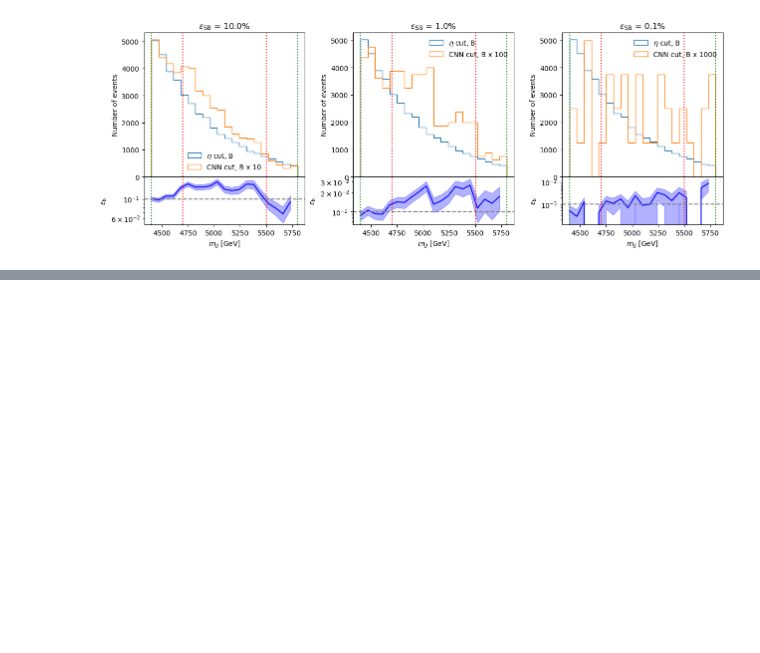
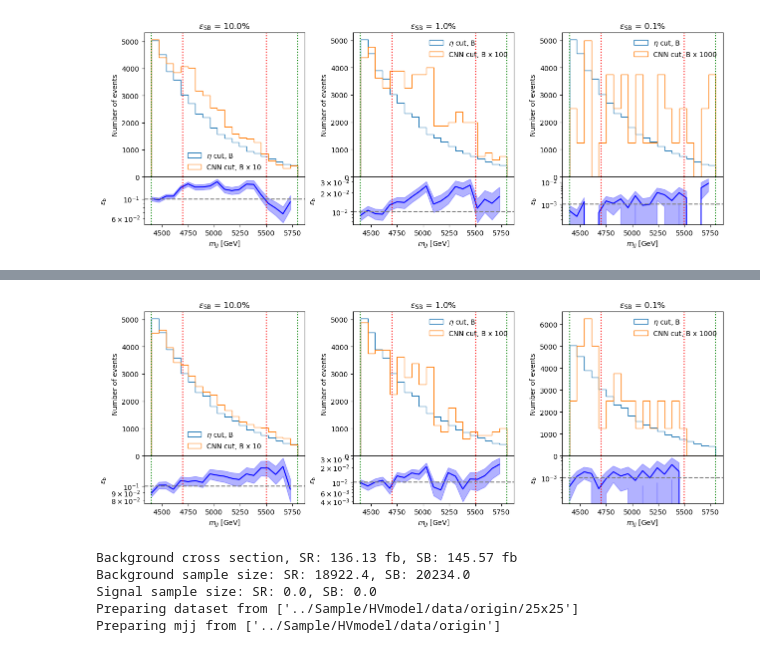
Before and after one commit to r10222035/data_augmentation, a Jupyter notebook: CNN/plot_mjj_distribution.ipynb, the cells around one changed output, grey strips where cells are left out. Cells and saved outputs as stored; diff of their text form; code cells hidden in the pictures; blank space fills up the shorter version.

Commit message:
Code: Implement image and event pT normalization and plot the testing results

```diff
--- a/CNN/plot_mjj_distribution.ipynb
+++ b/CNN/plot_mjj_distribution.ipynb
@@ -661,0 +658,14 @@ plot_mjj_distribution_CNN_cut(mjj_train_b,
+# %%
+def image_pt_normlization(X):
+    # input shape: (n, res, res, 2)
+    return (X - X.mean(axis=(1, 2), keepdims=True)) / X.std(axis=(1, 2), keepdims=True)
+
+
+def event_pt_normlization(X):
+    # input shape: (n, res, res, 2)
+    return (X - X.mean(axis=(1, 2, 3), keepdims=True)) / X.std(axis=(1, 2, 3), keepdims=True)
+# %%
+# load the model
+model_name = 'SB_0.0_25x25_image_pT_norm'
+model_path = f'./CNN_models/last_model_CWoLa_hunting_{model_name}/'
+loaded_model = tf.keras.models.load_model(model_path)
@@ -661,0 +705,15 @@ plot_mjj_distribution_CNN_cut(mjj_train_b,
+# %%
+X_train = np.concatenate([X_train_SR, X_train_SB], axis=0)
+y_train = np.concatenate([y_train_SR, y_train_SB], axis=0)
+mjj_train = np.concatenate([mjj_SR, mjj_SB], axis=0)
+
+mjj_train_s = mjj_train[y_train == 1]
+mjj_train_b = mjj_train[y_train == 0]
+
+# get the predicted probability
+y_prob = loaded_model.predict(X_train, batch_size=1024)
+
+# get the threshold from the training samples in SB region
+thresholds = get_thresholds_of_model(model_path, X_train_SB, y_train_SB, passing_rates=efficiencies)
+
+mjj_s_CNNs, mjj_b_CNNs = get_mjj_after_CNN_cut(mjj_train, y_prob, y_train, thresholds)
@@ -661,0 +725,12 @@ plot_mjj_distribution_CNN_cut(mjj_train_b,
+# %%
+save_path = '../figures/mjj_distribution_CNN_cut_image_pT_normalized_origin_SB_0_train.pdf'
+plot_mjj_distribution_CNN_cut(mjj_train_b,
+                              mjj_b_CNNs,
+                              n_b_before_cut=n_SR_B + n_SB_B,
+                              efficiencies=efficiencies,
+                              n_bins=20,
+                              hist_range=(4400, 5800),
+                              save_path=save_path
+                              )
+# %% [output]
+[figure, added]
@@ -661,0 +742,29 @@ plot_mjj_distribution_CNN_cut(mjj_train_b,
+# %%
+config_file = 'config_files/event_pT_normalize_25x25_config_01.json'
+with open(config_file) as f:
+    config = json.load(f)
+
+train_npy_paths = config['train_npy_paths']
+train_h5_paths = from_npy_to_h5_dir(train_npy_paths)
+val_npy_paths = config['val_npy_paths']
+
+seed = config['seed']
+sensitivity = config['sensitivity']
+
+# Training and validation splitting ratio
+r_train, r_val = 0.8, 0.2
+
+n_SR_S, n_SR_B, n_SB_S, n_SB_B = utils.compute_nevent_in_SR_SB(sensitivity=sensitivity)
+train_nevents = (np.array([n_SR_S, n_SB_S, n_SR_B, n_SB_B]) * r_train).astype(int)
+
+X_train_SR, y_train_SR, X_train_SB, y_train_SB  = utils.get_SR_SB_sample_from_npy(train_npy_paths, train_nevents, seed=seed)
+mjj_SR, mjj_SB = get_mjj_from_h5(train_h5_paths, train_nevents, seed=seed)
+
+X_train_SR = event_pt_normlization(X_train_SR)
+X_train_SB = event_pt_normlization(X_train_SB)
+# %% [output]
+Background cross section, SR: 136.13 fb, SB: 145.57 fb
+Background sample size: SR: 18922.4, SB: 20234.0
+Signal sample size: SR: 0.0, SB: 0.0
+Preparing dataset from ['../Sample/HVmodel/data/origin/25x25']
+Preparing mjj from ['../Sample/HVmodel/data/origin']
```
Also changed, not shown: parts of 10 cells of this notebook, 7 other files.
